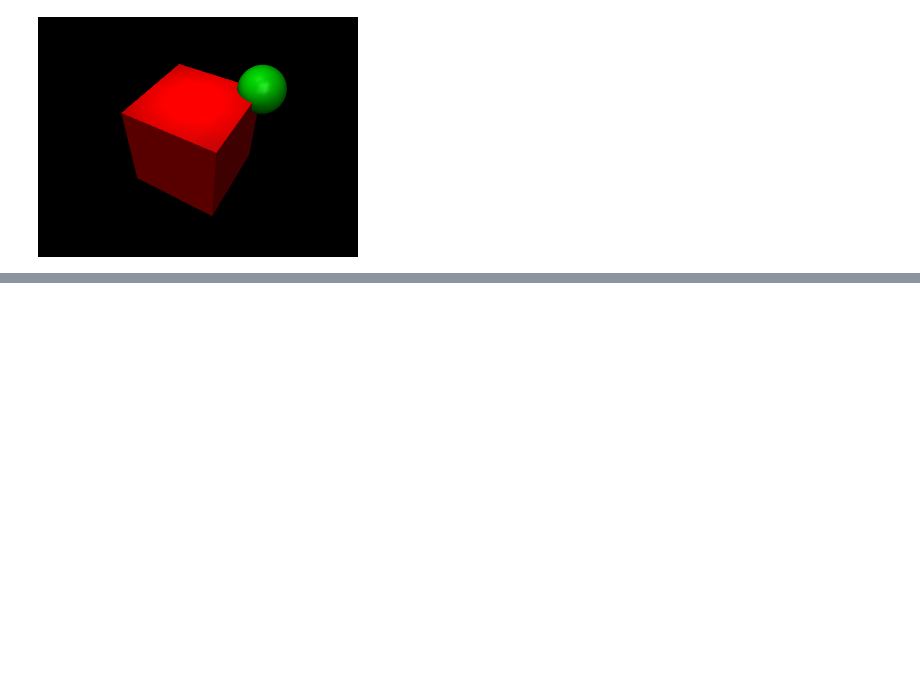
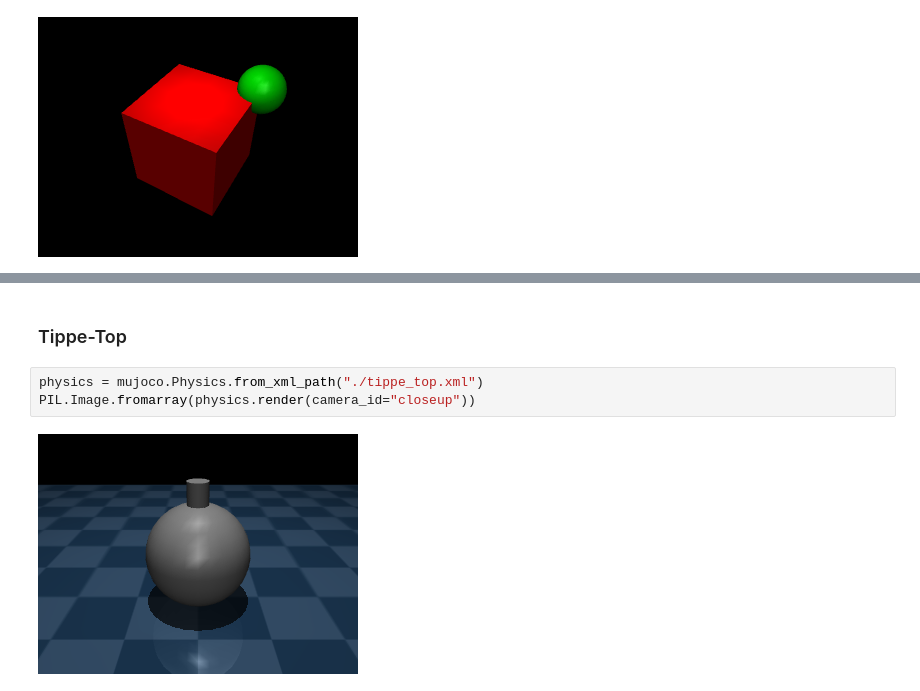
Before and after one commit to 3DAlgoLab/act, a Jupyter notebook: study/dm_control_drill.ipynb, the cells around one changed output, grey strips where cells are left out. Cells and saved outputs as stored; diff of their text form; blank space fills up the shorter version.

```diff
--- a/study/dm_control_drill.ipynb
+++ b/study/dm_control_drill.ipynb
@@ -66,3 +70,10 @@ while physics.data.time < duration:
 display_video(frames, framerate)
 # %% [output]
 [interactive output not drawn]
+# %% [markdown]
+### Tippe-Top
+# %%
+physics = mujoco.Physics.from_xml_path("./tippe_top.xml")
+PIL.Image.fromarray(physics.render(camera_id="closeup"))
+# %% [output]
+[figure, added]
```
Also changed, not shown: parts of 9 cells of this notebook, 4 other files.
